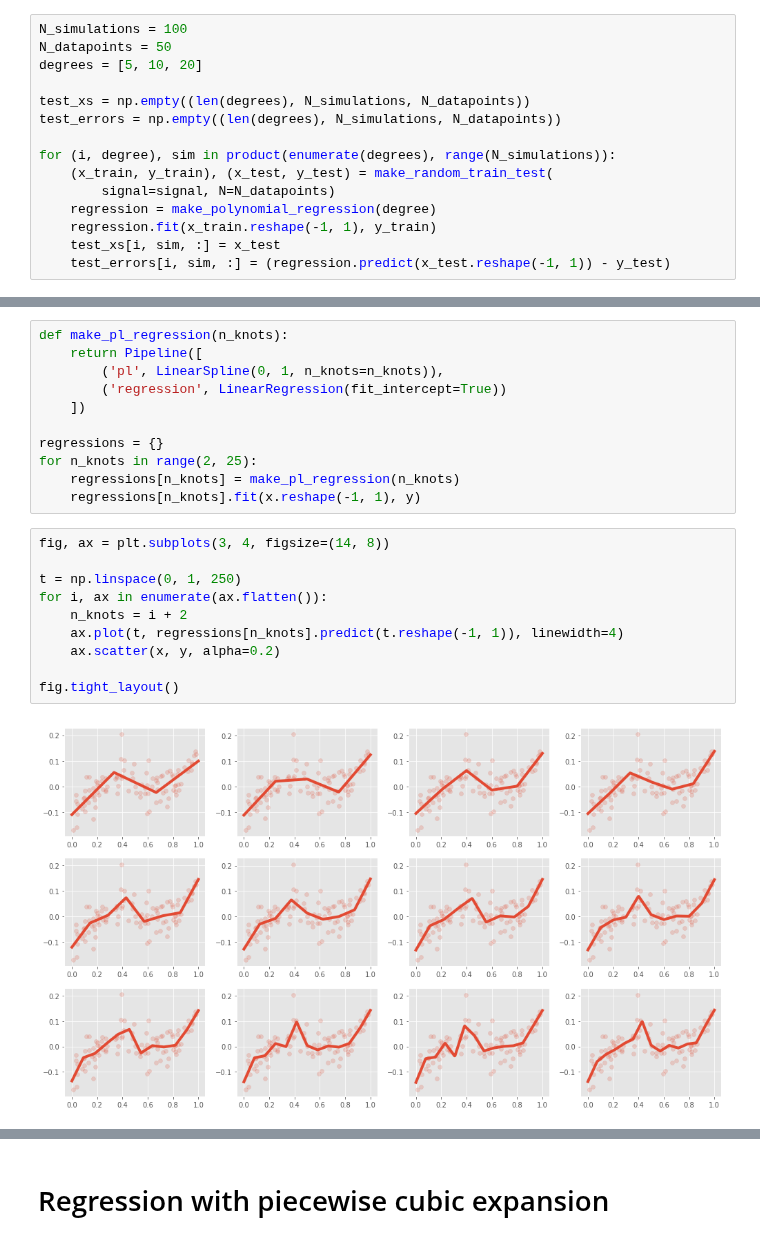
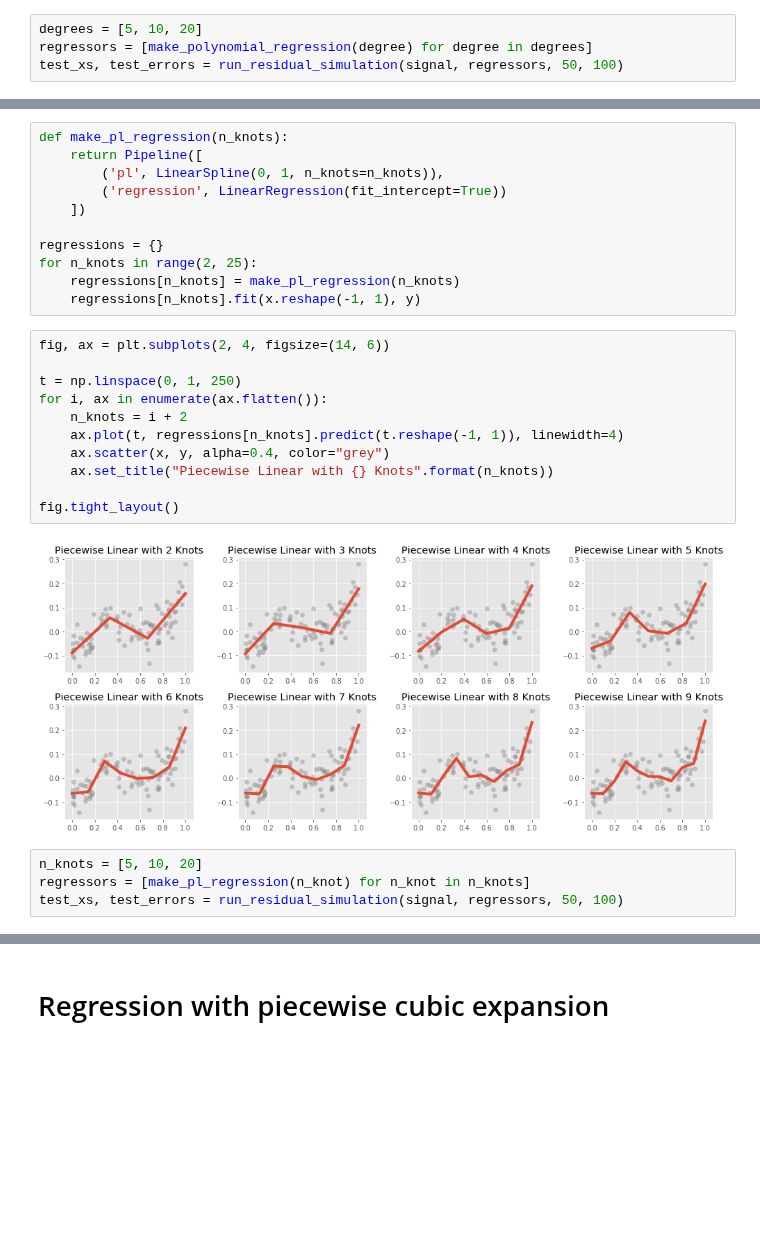
Before and after one commit to madrury/basis-expansions, a Jupyter notebook: basis-expansion-regressions.ipynb, the cells around one changed output, grey strips where cells are left out. Cells and saved outputs as stored; diff of their text form; blank space fills up the shorter version.

Commit message:
Add plots for PL regression.

```diff
--- a/basis-expansion-regressions.ipynb
+++ b/basis-expansion-regressions.ipynb
@@ -116,18 +119,7 @@ ax.set_title("Polynomial Regressions of Various Degree")
-# %%
-N_simulations = 100
-N_datapoints = 50
-degrees = [5, 10, 20]
-
-test_xs = np.empty((len(degrees), N_simulations, N_datapoints))
-test_errors = np.empty((len(degrees), N_simulations, N_datapoints))
-
-for (i, degree), sim in product(enumerate(degrees), range(N_simulations)):
-    (x_train, y_train), (x_test, y_test) = make_random_train_test(
-        signal=signal, N=N_datapoints)
-    regression = make_polynomial_regression(degree)
-    regression.fit(x_train.reshape(-1, 1), y_train)
-    test_xs[i, sim, :] = x_test
-    test_errors[i, sim, :] = (regression.predict(x_test.reshape(-1, 1)) - y_test)
+# %%
+degrees = [5, 10, 20]
+regressors = [make_polynomial_regression(degree) for degree in degrees]
+test_xs, test_errors = run_residual_simulation(signal, regressors, 50, 100)
 # %%
 fig, axs = plt.subplots(len(degrees), figsize=(14, 6))
 
@@ -152,14 +144,19 @@ for n_knots in range(2, 25):
     regressions[n_knots] = make_pl_regression(n_knots)
     regressions[n_knots].fit(x.reshape(-1, 1), y)
 # %%
-fig, ax = plt.subplots(3, 4, figsize=(14, 8))
+fig, ax = plt.subplots(2, 4, figsize=(14, 6))
 
 t = np.linspace(0, 1, 250)
 for i, ax in enumerate(ax.flatten()):
     n_knots = i + 2
     ax.plot(t, regressions[n_knots].predict(t.reshape(-1, 1)), linewidth=4)
-    ax.scatter(x, y, alpha=0.2)
+    ax.scatter(x, y, alpha=0.4, color="grey")
+    ax.set_title("Piecewise Linear with {} Knots".format(n_knots))
 
 fig.tight_layout()
 # %% [output]
-[figure, old version]
+[figure, new version]
+# %%
+n_knots = [5, 10, 20]
+regressors = [make_pl_regression(n_knot) for n_knot in n_knots]
+test_xs, test_errors = run_residual_simulation(signal, regressors, 50, 100)
```
Also changed, not shown: parts of 25 cells of this notebook.
